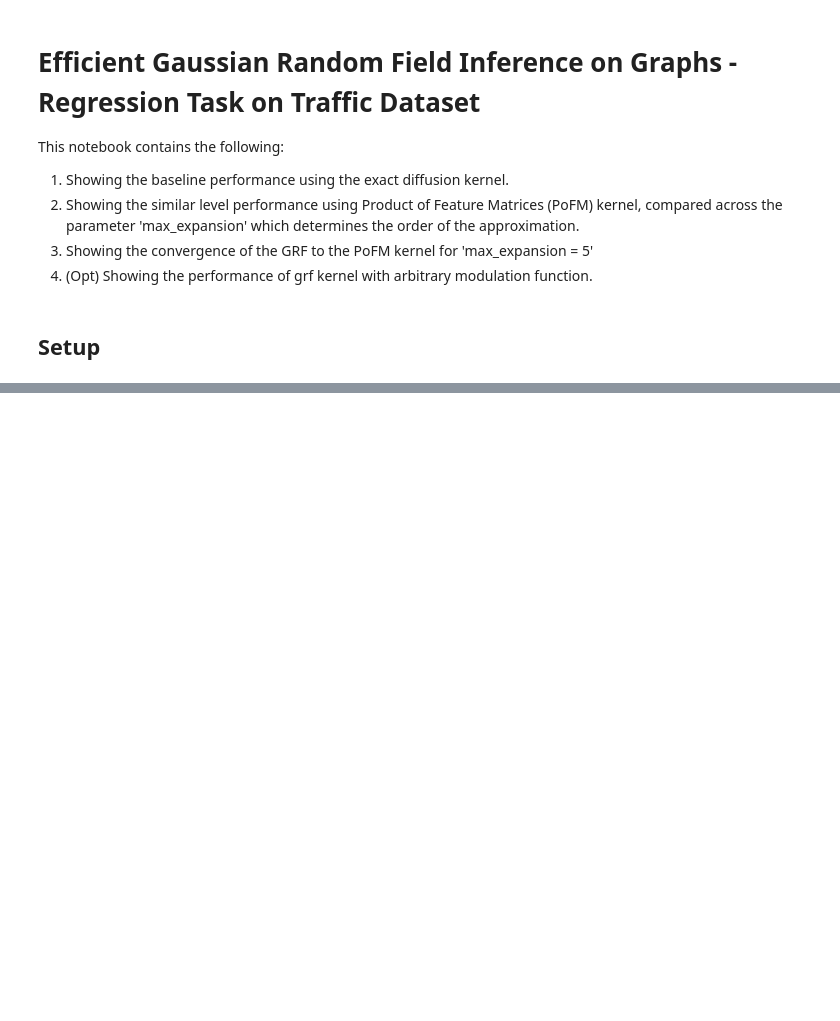
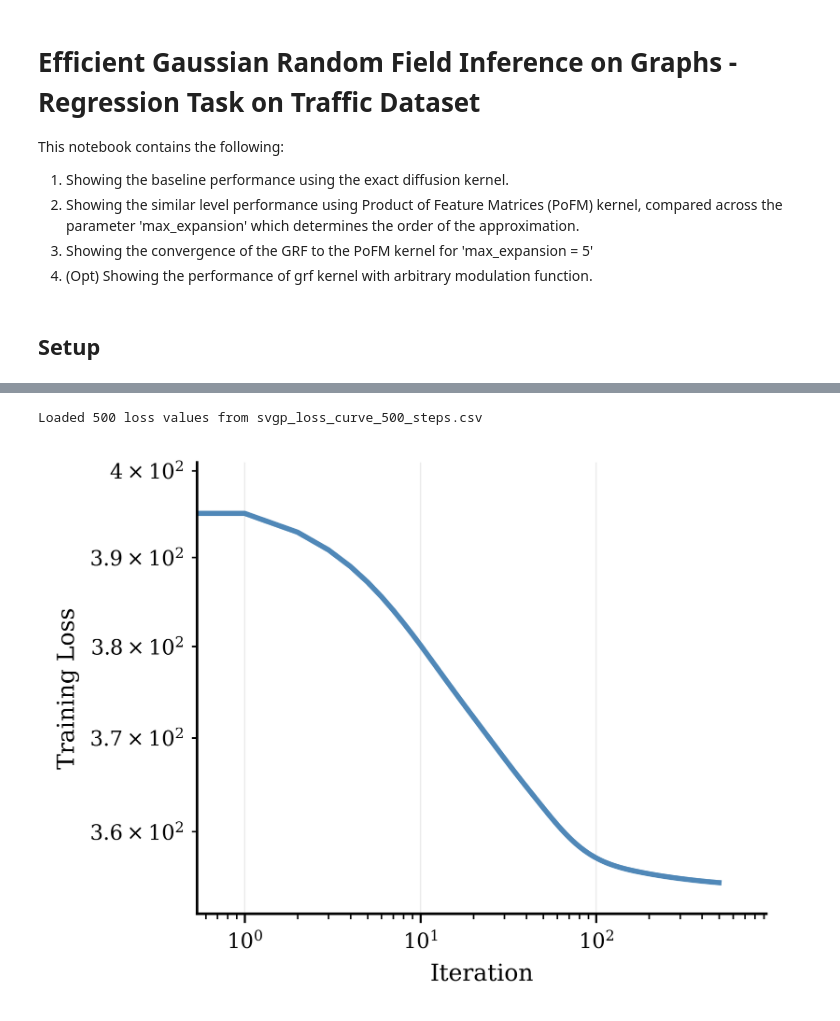
Before and after one commit to MatthewZhang473/Efficient-Gaussian-Process-on-Graphs, a Jupyter notebook: experiments_dense/traffic_dataset/deliverables_SVGP.ipynb, the cells around one changed output, grey strips where cells are left out. Saved outputs shown, nothing was run; the diff lists cells and outputs as text; code cells hidden in the pictures; blank space fills up the shorter version.

```diff
--- a/experiments_dense/traffic_dataset/deliverables_SVGP.ipynb
+++ b/experiments_dense/traffic_dataset/deliverables_SVGP.ipynb
@@ -191,0 +216,59 @@ NLPD = 102.91814576946457
+# %%
+# Load the loss curve data from CSV
+import pandas as pd
+import sys
+import os
+from matplotlib import pyplot as plt
+project_root = os.path.abspath("../..")
+os.chdir('../..')
+sys.path.append(project_root)
+
+
+loss_path = 'svgp_loss_curve_500_steps.csv'
+loss_df = pd.read_csv(loss_path)
+losses = loss_df['loss'].values
+print(f"Loaded {len(losses)} loss values from {loss_path}")
+
+# Plot the loss curve with publication-style formatting
+import matplotlib as mpl
+mpl.rcParams.update({
+    "figure.dpi": 600,
+    "savefig.dpi": 600,
+    "savefig.bbox": "tight",
+    "pdf.fonttype": 42,
+    "ps.fonttype": 42,
+    "font.family": "serif",
+    "font.serif": ["Times New Roman", "DejaVu Serif"],
+    "font.size": 9,
+    "axes.titlesize": 9,
+    "axes.labelsize": 9,
+    "xtick.labelsize": 8,
+    "ytick.labelsize": 8,
+    "axes.linewidth": 1.0,
+    "grid.linewidth": 0.5,
+    "grid.alpha": 0.25,
+    "axes.axisbelow": True,
+    "axes.edgecolor": "black",
+    "xtick.color": "black",
+    "ytick.color": "black",
+})
+
+fig, ax = plt.subplots(figsize=(4, 3))
+ax.plot(range(len(losses)), losses, linewidth=6, color='steelblue', alpha=0.95)
+ax.set_xscale('log')
+ax.set_yscale('log')
+ax.set_xlabel('Iteration')
+ax.set_ylabel('Training Loss')
+ax.grid(True, which='major', axis='both')
+for spine in ['top', 'right']:
+    ax.spines[spine].set_visible(False)
+ax.margins(x=0.10, y=0.08)
+plt.tight_layout(pad=0.8)
+plt.show()
+
+print(f"Final loss: {losses[-1]:.4f}")
+print(f"Initial loss: {losses[0]:.4f}")
+print(f"Loss reduction: {losses[0] - losses[-1]:.4f}")
+# %% [output]
+Loaded 500 loss values from svgp_loss_curve_500_steps.csv
+[figure, added]
```
Also changed, not shown: parts of 10 cells of this notebook, 3 other files.
